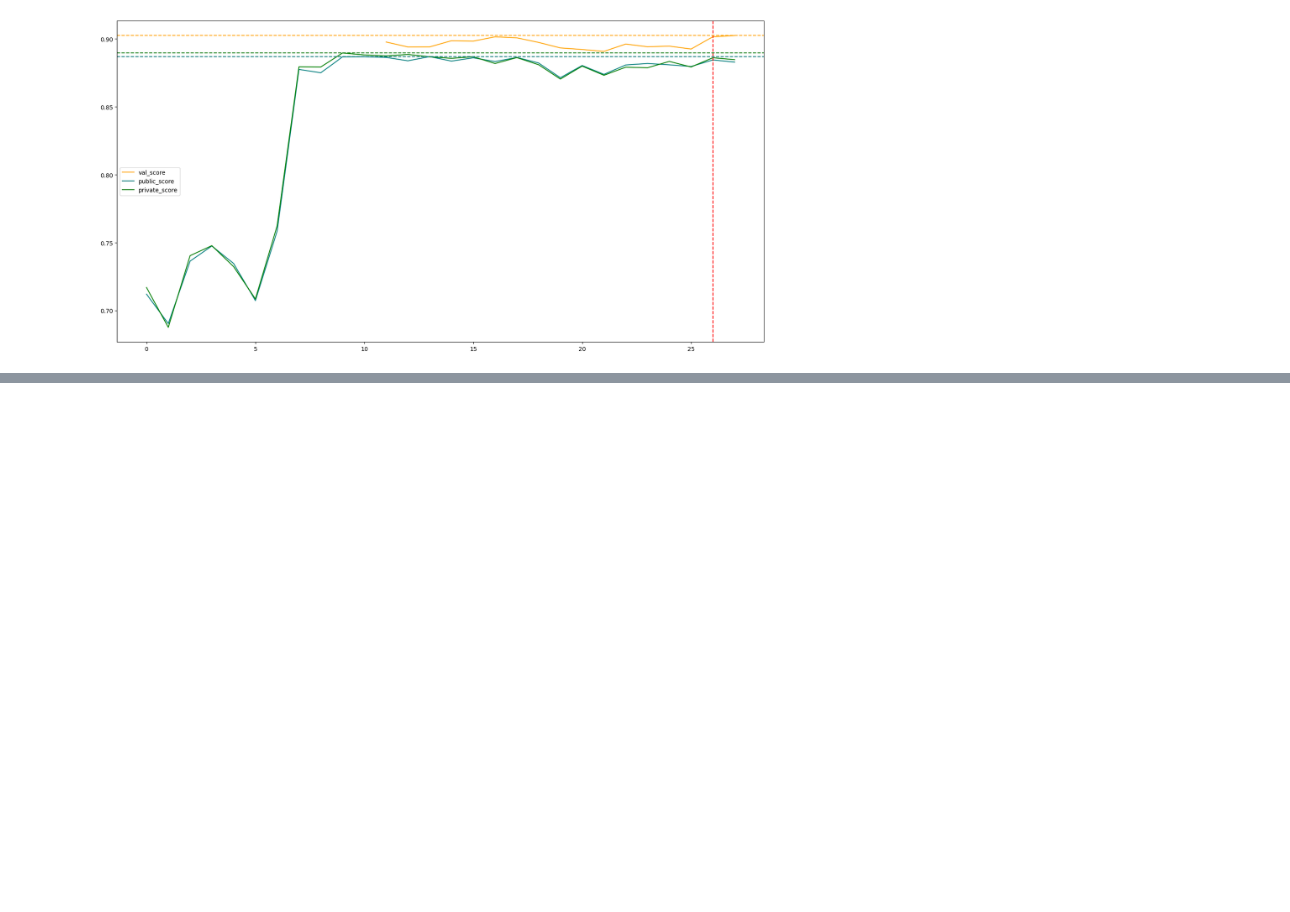
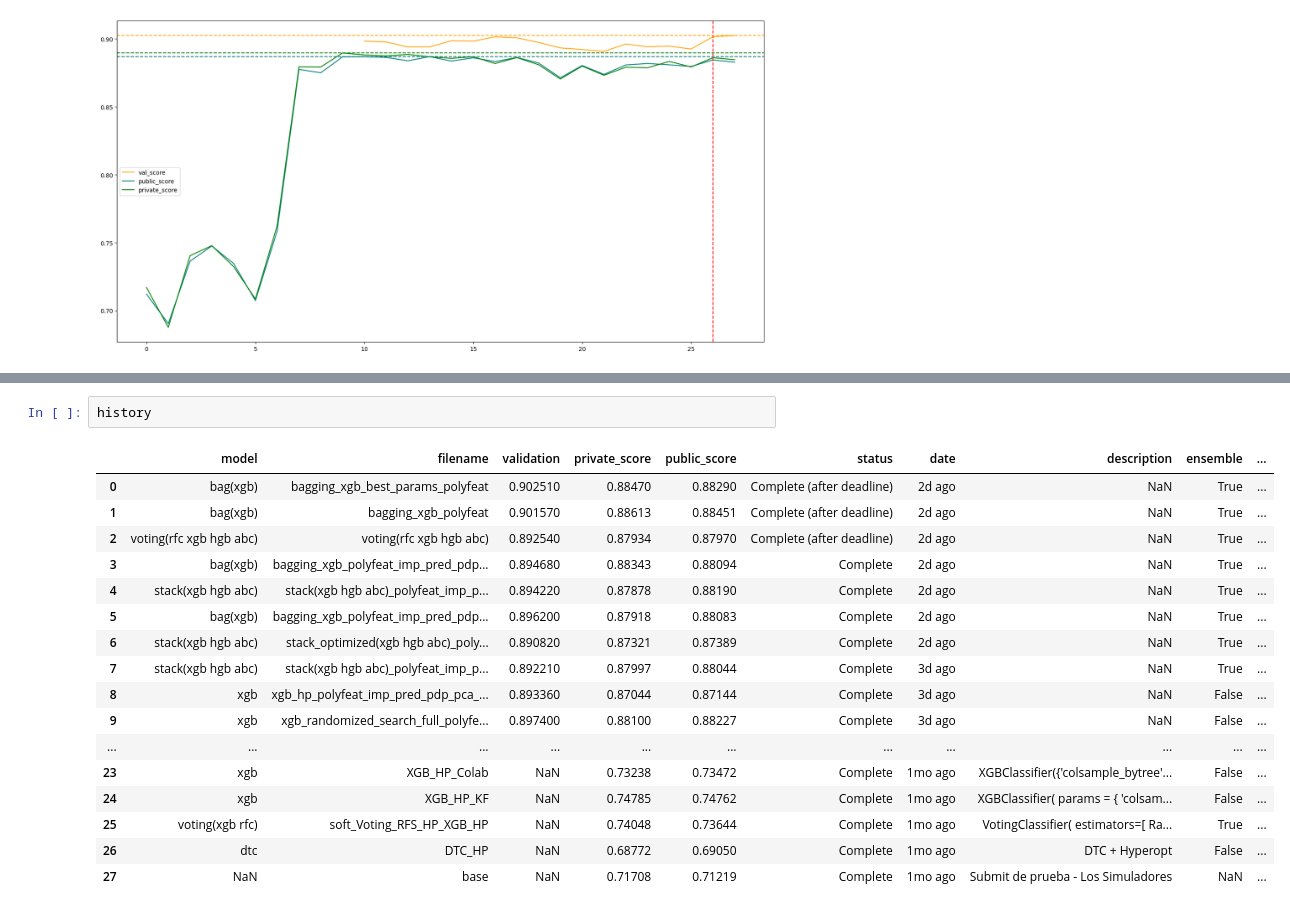
Before and after one commit to IgnacioPardo/TP2_TDVI, a Jupyter notebook: src/sub_hist_exp.ipynb, the cells around one changed output, grey strips where cells are left out. Cells and saved outputs as stored; diff of their text form; blank space fills up the shorter version.

```diff
--- a/src/sub_hist_exp.ipynb
+++ b/src/sub_hist_exp.ipynb
@@ -134,0 +198,20 @@ ax.legend()
+# %%
+history
+# %% [output]
+|  | model | filename | validation | private_score | public_score | status | date | description | ensemble | ... |
+| 0 | bag(xgb) | bagging_xgb_best_params_polyfeat | 0.902510 | 0.88470 | 0.88290 | Complete (after deadline) | 2d ago | NaN | True | ... |
+| 1 | bag(xgb) | bagging_xgb_polyfeat | 0.901570 | 0.88613 | 0.88451 | Complete (after deadline) | 2d ago | NaN | True | ... |
+| 2 | voting(rfc xgb hgb abc) | voting(rfc xgb hgb abc) | 0.892540 | 0.87934 | 0.87970 | Complete (after deadline) | 2d ago | NaN | True | ... |
+| 3 | bag(xgb) | bagging_xgb_polyfeat_imp_pred_pdp... | 0.894680 | 0.88343 | 0.88094 | Complete | 2d ago | NaN | True | ... |
+| 4 | stack(xgb hgb abc) | stack(xgb hgb abc)_polyfeat_imp_p... | 0.894220 | 0.87878 | 0.88190 | Complete | 2d ago | NaN | True | ... |
+| 5 | bag(xgb) | bagging_xgb_polyfeat_imp_pred_pdp... | 0.896200 | 0.87918 | 0.88083 | Complete | 2d ago | NaN | True | ... |
+| 6 | stack(xgb hgb abc) | stack_optimized(xgb hgb abc)_poly... | 0.890820 | 0.87321 | 0.87389 | Complete | 2d ago | NaN | True | ... |
+| 7 | stack(xgb hgb abc) | stack(xgb hgb abc)_polyfeat_imp_p... | 0.892210 | 0.87997 | 0.88044 | Complete | 3d ago | NaN | True | ... |
+| 8 | xgb | xgb_hp_polyfeat_imp_pred_pdp_pca_... | 0.893360 | 0.87044 | 0.87144 | Complete | 3d ago | NaN | False | ... |
+| 9 | xgb | xgb_randomized_search_full_polyfe... | 0.897400 | 0.88100 | 0.88227 | Complete | 3d ago | NaN | False | ... |
+| ... | ... | ... | ... | ... | ... | ... | ... | ... | ... | ... |
+| 23 | xgb | XGB_HP_Colab | NaN | 0.73238 | 0.73472 | Complete | 1mo ago | XGBClassifier({'colsample_bytree'... | False | ... |
+| 24 | xgb | XGB_HP_KF | NaN | 0.74785 | 0.74762 | Complete | 1mo ago | XGBClassifier( params = { 'colsam... | False | ... |
+| 25 | voting(xgb rfc) | soft_Voting_RFS_HP_XGB_HP | NaN | 0.74048 | 0.73644 | Complete | 1mo ago | VotingClassifier( estimators=[ Ra... | True | ... |
+| 26 | dtc | DTC_HP | NaN | 0.68772 | 0.69050 | Complete | 1mo ago | DTC + Hyperopt | False | ... |
+| 27 | NaN | base | NaN | 0.71708 | 0.71219 | Complete | 1mo ago | Submit de prueba - Los Simuladores | NaN | ... |
```
Also changed, not shown: parts of 8 cells of this notebook, 2 other files.
